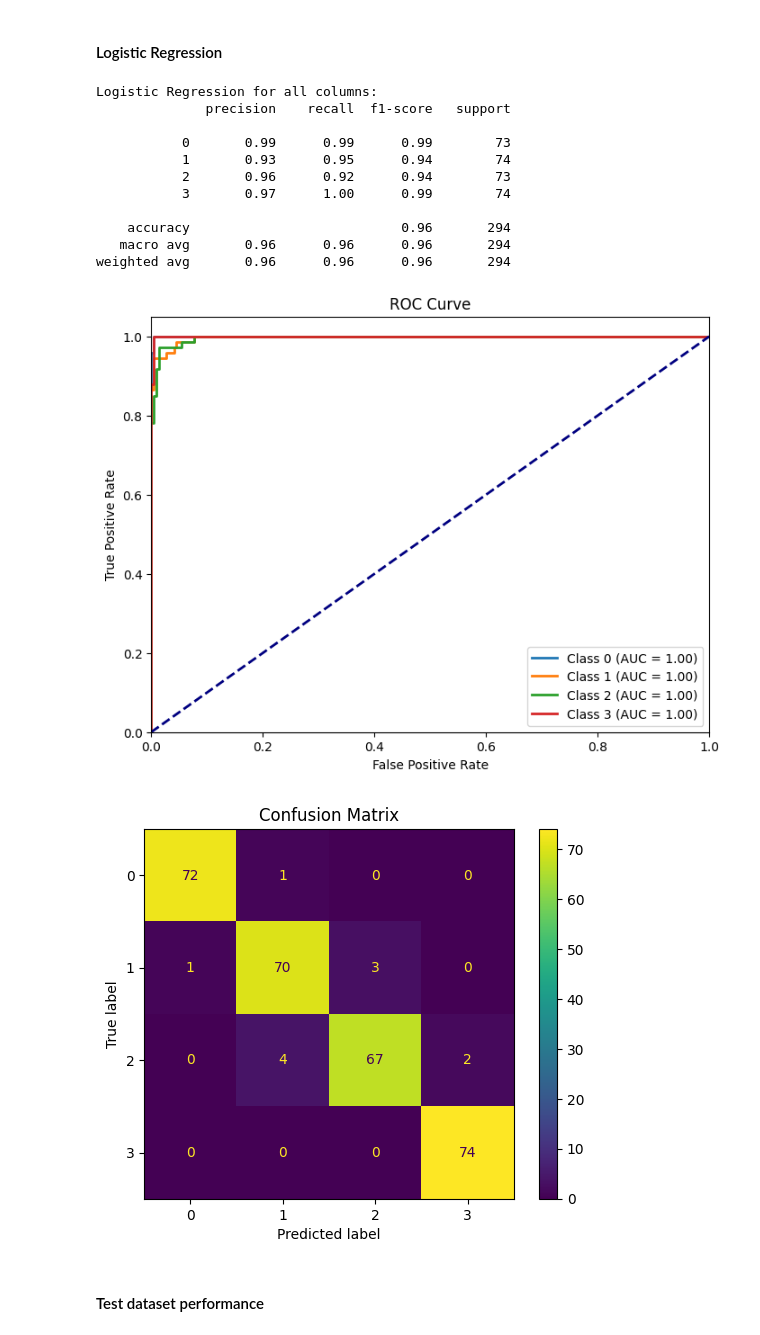
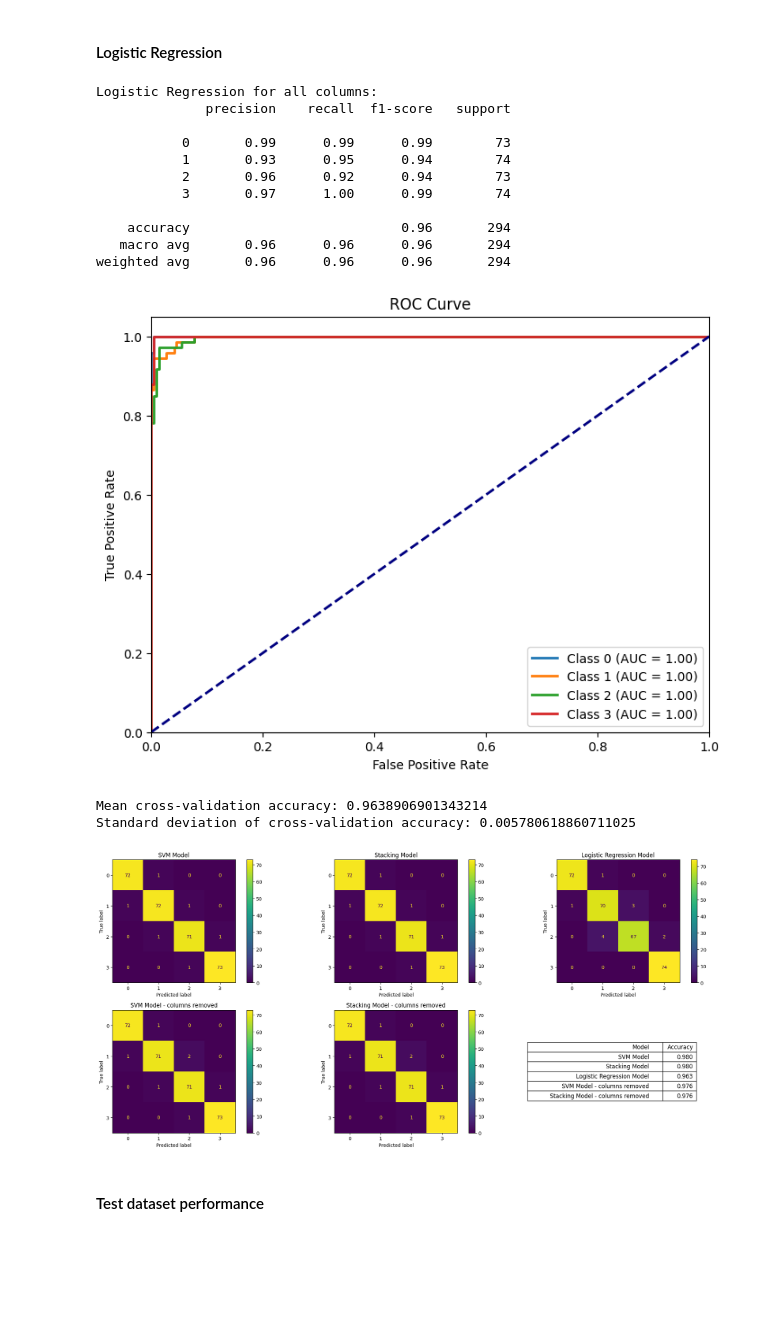
Before and after one commit to xxkaro/Phone-Prices-Classification, a Jupyter notebook: Advanced_modelling/advanced_modelling.ipynb, the cells around one changed output. Saved outputs shown, nothing was run; the diff lists cells and outputs as text; code cells hidden in the pictures; blank space fills up the shorter version.

```diff
--- a/Advanced_modelling/advanced_modelling.ipynb
+++ b/Advanced_modelling/advanced_modelling.ipynb
@@ -966,7 +865,7 @@ preprocessor = ColumnTransformer(
             ('zero_count', FunctionTransformer(func=lambda X: np.where(X == 0, np.nan, X))),
             ('imputer', SimpleImputer(strategy='mean')),
             ('robust_scaler', RobustScaler())
-        ]), X_train.columns)
+        ]), list(range(X_train.shape[1])))  # Tutaj przekazujemy indeksy kolumn jako listę
     ])
 
 # Define the logistic regression model
@@ -978,7 +877,7 @@ pipeline_final = Pipeline(steps=[('preprocessor', preprocessor),
 
 
 print("Logistic Regression for all columns:")
-train_and_evaluate_model_with_ROC(pipeline_final, X_train, X_val, y_train, y_val)
+train_and_evaluate_model_with_ROC_CV(pipeline_final, X_train, X_val, y_train, y_val)
 # %% [output]
 Logistic Regression for all columns:
               precision    recall  f1-score   support
@@ -992,7 +891,69 @@ Logistic Regression for all columns:
    macro avg       0.96      0.96      0.96       294
 weighted avg       0.96      0.96      0.96       294
 [figure]
-[figure, removed]
+Mean cross-validation accuracy: 0.9638906901343214
+Standard deviation of cross-validation accuracy: 0.005780618860711025
+# %%
+from sklearn.metrics import accuracy_score
+
+cm_model_1 = confusion_matrix(y_val, svm_final.predict(X_val))
+cm_model_2 = confusion_matrix(y_val, clf_final.predict(X_val))
+cm_model_3 = confusion_matrix(y_val, pipeline_final.predict(X_val))
+cm_model_4 = confusion_matrix(y_val, svm_final_r.predict(X_val_r))
+cm_model_5 = confusion_matrix(y_val, clf_final_r.predict(X_val_r))
+
+
+# Calculate accuracy for each model
+accuracy_model_1 = accuracy_score(y_val, svm_final.predict(X_val))
+accuracy_model_2 = accuracy_score(y_val, clf_final.predict(X_val))
+accuracy_model_3 = accuracy_score(y_val, pipeline_final.predict(X_val))
+accuracy_model_4 = accuracy_score(y_val, svm_final_r.predict(X_val_r))
+accuracy_model_5 = accuracy_score(y_val, clf_final_r.predict(X_val_r))
+
+# Create a table with model names and accuracies
+model_names = ['SVM Model', 'Stacking Model', 'Logistic Regression Model',
+               'SVM Model - columns removed', 'Stacking Model - columns removed']
+accuracies = [accuracy_model_1, accuracy_model_2, accuracy_model_3,
+              accuracy_model_4, accuracy_model_5]
+
+# Plot confusion matrices and accuracy table
+fig, axes = plt.subplots(2, 3, figsize=(20, 9))
+
+disp_model_1 = ConfusionMatrixDisplay(confusion_matrix=cm_model_1, display_labels=np.unique(y_val))
+disp_model_1.plot(ax=axes[0,0])
+axes[0,0].set_title('SVM Model')
+
+disp_model_2 = ConfusionMatrixDisplay(confusion_matrix=cm_model_2, display_labels=np.unique(y_val))
+disp_model_2.plot(ax=axes[0,1])
+axes[0,1].set_title('Stacking Model')
+
+disp_model_3 = ConfusionMatrixDisplay(confusion_matrix=cm_model_3, display_labels=np.unique(y_val))
+disp_model_3.plot(ax=axes[0,2])
+axes[0,2].set_title('Logistic Regression Model')
+
+disp_model_4 = ConfusionMatrixDisplay(confusion_matrix=cm_model_4, display_labels=np.unique(y_val))
+disp_model_4.plot(ax=axes[1,0])
+axes[1,0].set_title('SVM Model - columns removed')
+
+disp_model_5 = ConfusionMatrixDisplay(confusion_matrix=cm_model_5, display_labels=np.unique(y_val))
+disp_model_5.plot(ax=axes[1,1])
+axes[1,1].set_title('Stacking Model - columns removed')
+
+# Plot accuracy table
+table_data = [['Model', 'Accuracy']]
+table_data.extend([[model_names[i], f'{accuracies[i]:.3f}'] for i in range(len(model_names))])
+
+table_ax = axes[1, 2:]
+table_ax[0].axis('off')
+table = table_ax[0].table(cellText=table_data, loc='center', colWidths=[0.4, 0.1])
+table.auto_set_font_size(False)
+table.set_fontsize(12)
+table.scale(1.5, 1.5)
+
+plt.tight_layout()
+plt.show()
+# %% [output]
+[figure, added]
 # %% [markdown]
 #### Test dataset performance
 # %% [markdown]
```
Also changed, not shown: parts of 25 cells of this notebook.
